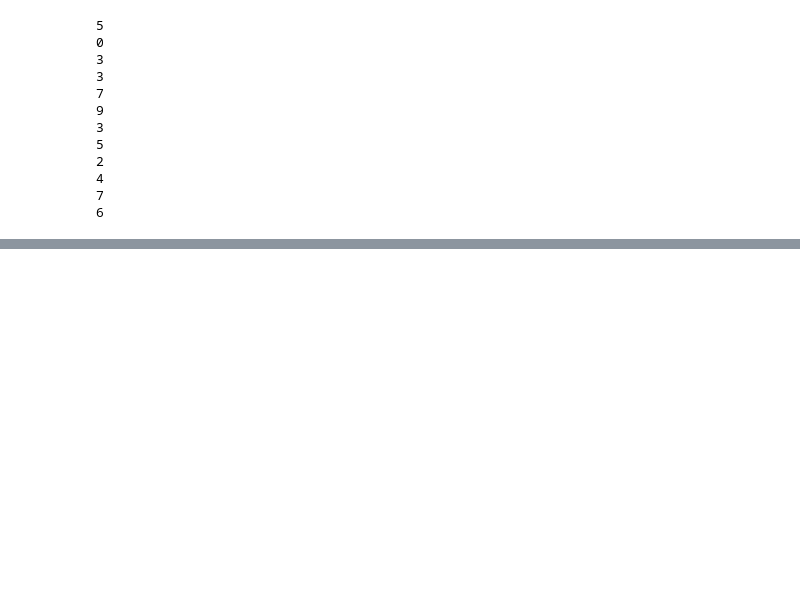
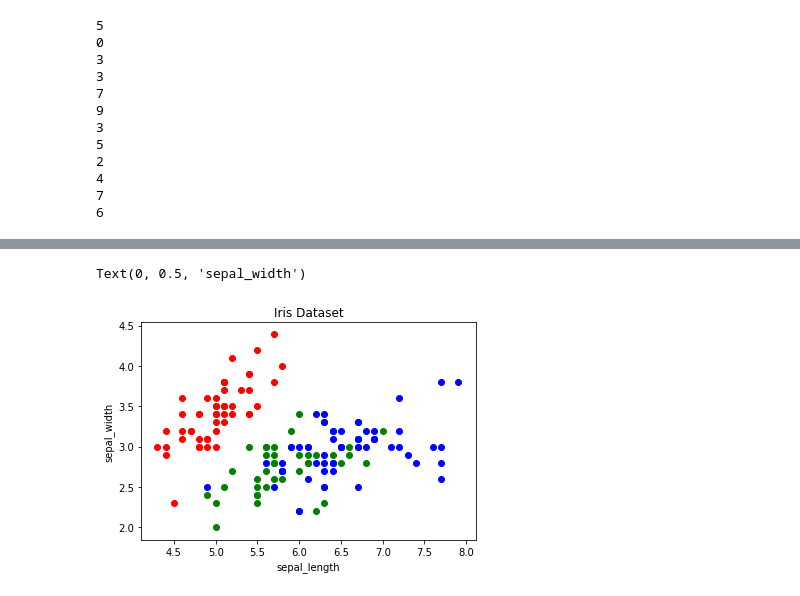
Before and after one commit to stenivan/miscellaneous, a Jupyter notebook: Advanced For Loop Tutorial.ipynb, the cells around one changed output, grey strips where cells are left out. Cells and saved outputs as stored; diff of their text form; code cells hidden in the pictures; blank space fills up the shorter version.

```diff
--- a/Advanced For Loop Tutorial.ipynb
+++ b/Advanced For Loop Tutorial.ipynb
@@ -98,0 +167,4 @@ for val in np.nditer(z):
+# %%
+# range (stop)
+for i in range(3):
+    print(i)
@@ -98,0 +175,4 @@ for val in np.nditer(z):
+# %%
+# range (start, stop)
+for i in range (1, 8):
+    print(i)
@@ -98,0 +187,4 @@ for val in np.nditer(z):
+# %%
+# range (start, stop, step)
+for i in range (1, 20, 2):
+    print(i)
@@ -98,0 +244,18 @@ for val in np.nditer(z):
+# %%
+# create color dictionary
+colors = {'setosa':'r', 'versicolor':'g', 'virginica':'b'}
+
+# create a figure and axis
+fig, ax = plt.subplots()
+
+# plot each data-point
+for i in range(len(df['sepal_length'])):
+    ax.scatter(df['sepal_length'][i], df['sepal_width'][i], color=colors[df['species'][i]])
+
+# set a title and labels
+ax.set_title('Iris Dataset')
+ax.set_xlabel('sepal_length')
+ax.set_ylabel('sepal_width')
+# %% [output]
+Text(0, 0.5, 'sepal_width')
+[figure, added]
```
Also changed, not shown: parts of 23 cells of this notebook.
